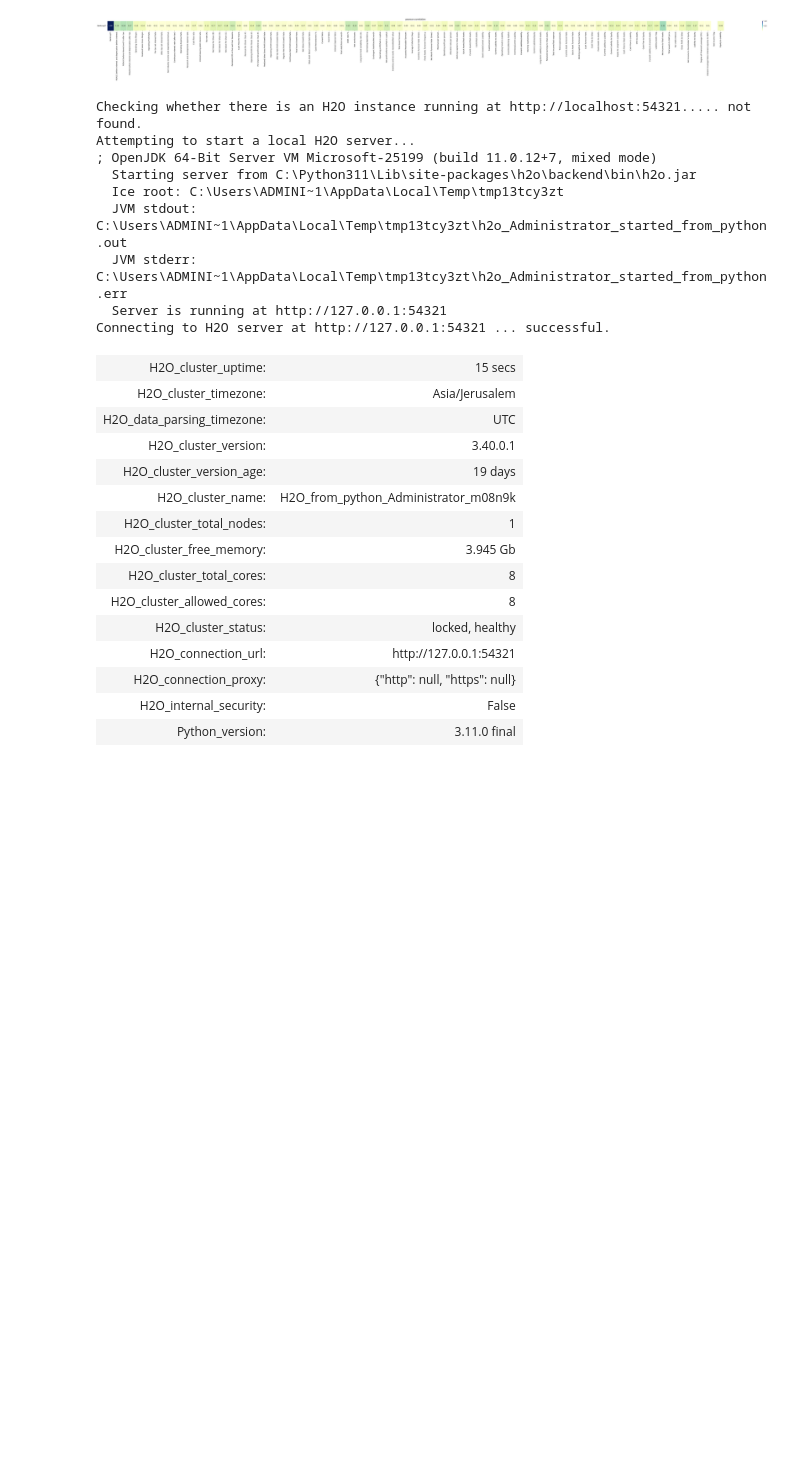
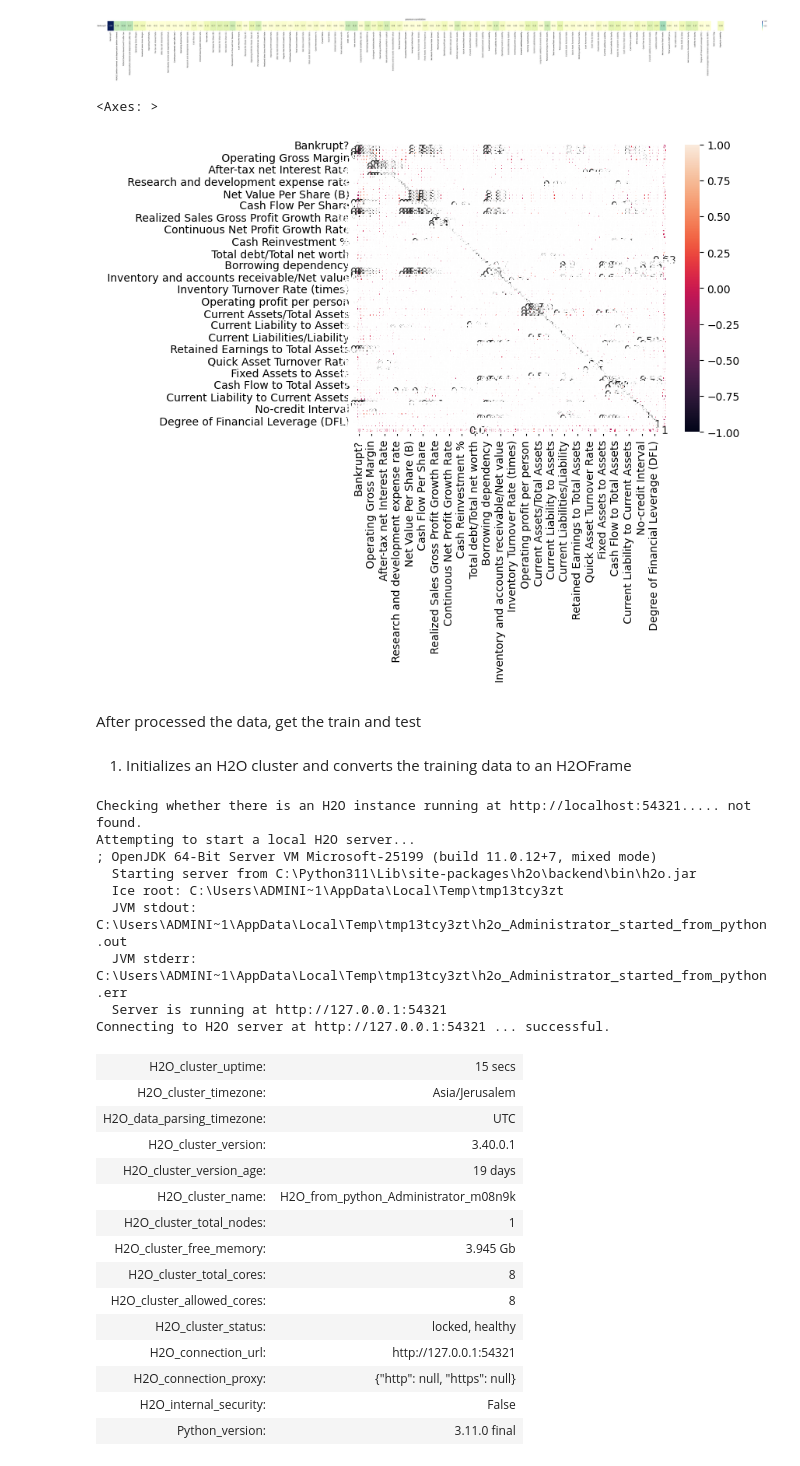
Before and after one commit to moriarais/AutomatingAnalysisModelsAndMisprediction, a Jupyter notebook: notebooks/svm/train_bankrupt.ipynb, the cells around one changed output. Saved outputs shown, nothing was run; the diff lists cells and outputs as text; code cells hidden in the pictures; blank space fills up the shorter version.

Commit message:
Adding heatmap sns and headers titles

```diff
--- a/notebooks/svm/train_bankrupt.ipynb
+++ b/notebooks/svm/train_bankrupt.ipynb
@@ -43,6 +42,13 @@ sns.pairplot(data=dataset, y_vars=[ProcessConfig.company_bankruptcy_label], x_va
 corr = corr_matrix(dataset, method="pearson", negative=False, lst_filters=[ProcessConfig.company_bankruptcy_label], figsize=(80,1))
 # %% [output]
 [figure]
+# %%
+sns.heatmap(dataset.corr(), annot=True)
+# %% [output]
+<Axes: >
+[figure, added]
+# %% [markdown]
+After processed the data, get the train and test
 # %%
 # get the data
 X_train, X_test, Y_train, Y_test = getProcessedData(Location.company_bankruptcy_data_process)
@@ -54,6 +60,8 @@ X_train = sc.fit_transform(X_train)
 # %%
 # Perform standardization by centering and scaling
 X_test = sc.transform(X_test)
+# %% [markdown]
+1. Initializes an H2O cluster and converts the training data to an H2OFrame
 # %%
 # Init an H2O cluster
 h2o.init()
```
Also changed, not shown: parts of 7 cells of this notebook, 3 other files.
